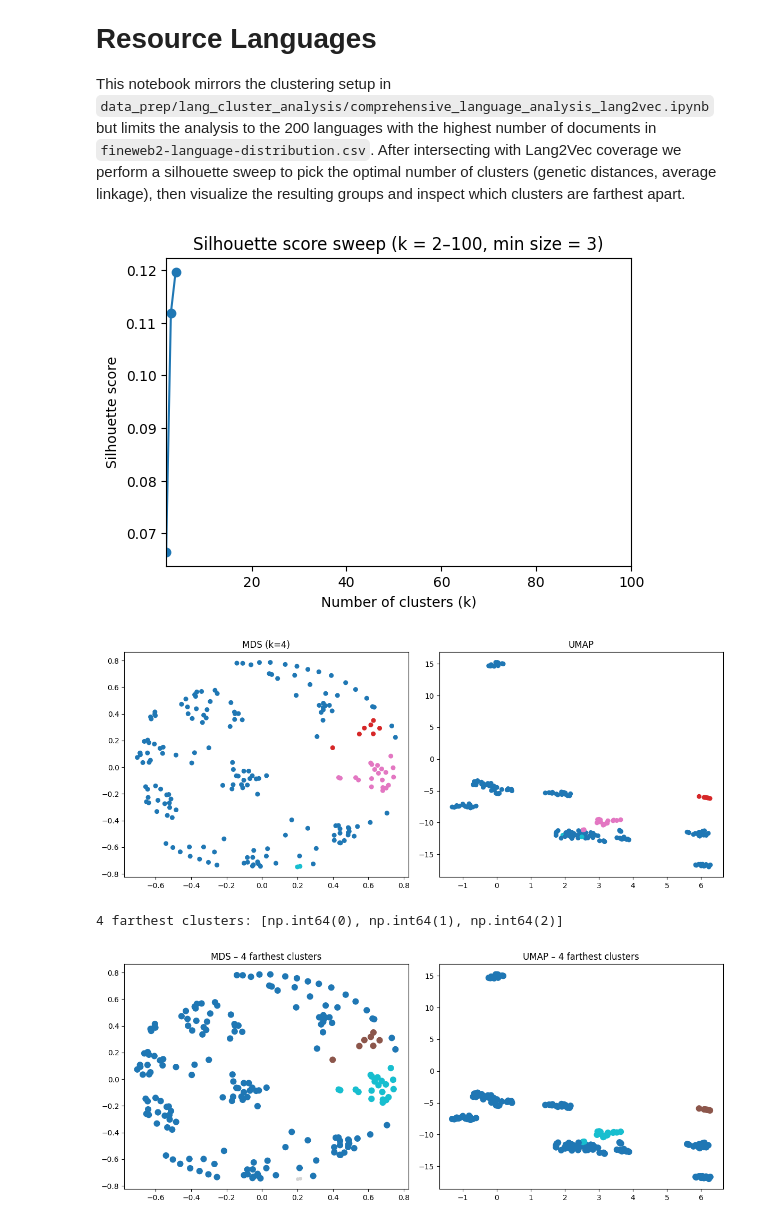
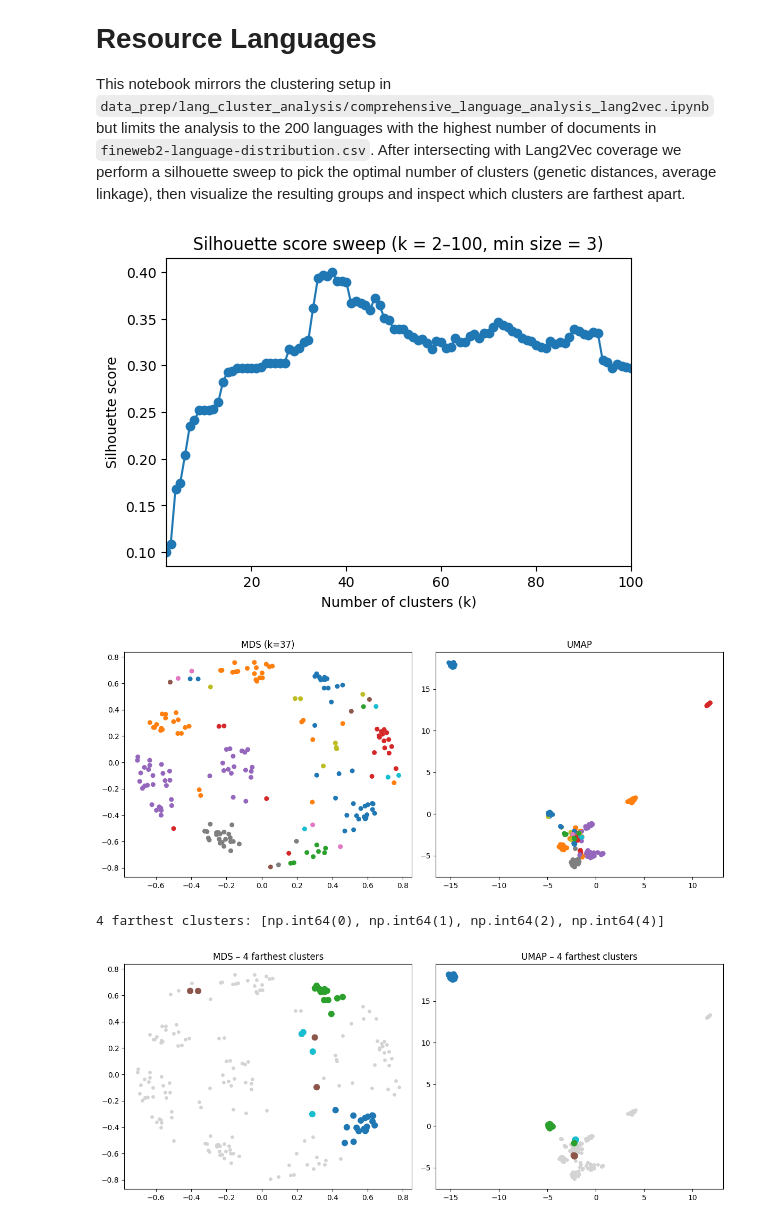
Before and after one commit to dice-group/HTYLLM-PG, a Jupyter notebook: approaches/CoLA/tools/two_stage_clustering/top200_lang2vec_four_clusters.ipynb, the cells around one changed output. Saved outputs shown, nothing was run; the diff lists cells and outputs as text; code cells hidden in the pictures.

```diff
--- a/approaches/CoLA/tools/two_stage_clustering/top200_lang2vec_four_clusters.ipynb
+++ b/approaches/CoLA/tools/two_stage_clustering/top200_lang2vec_four_clusters.ipynb
@@ -3,6 +3,7 @@
 
 This notebook mirrors the clustering setup in `data_prep/lang_cluster_analysis/comprehensive_language_analysis_lang2vec.ipynb` but limits the analysis to the 200 languages with the highest number of documents in `fineweb2-language-distribution.csv`. After intersecting with Lang2Vec coverage we perform a silhouette sweep to pick the optimal number of clusters (genetic distances, average linkage), then visualize the resulting groups and inspect which clusters are farthest apart.
 # %%
+
 import numpy as np, pandas as pd, matplotlib.pyplot as plt
 from sklearn.manifold import MDS
 from cluster_lang2vec_distances import auto_k, build_distance_matrix, cluster_with_k
@@ -12,6 +13,8 @@ import umap.umap_ as umap
 # Load + filter
 df = pd.read_csv("/home/ubuntu/dice_repos/HTYLLM-PG/approaches/CoLA/data_prep/base_data/fineweb2-language-distribution.csv")
 df = df[df.split == "train"]
+df = df[~df.subset.str.contains("_removed$", na=False)]
+
 
 top = (
     df.assign(documents=pd.to_numeric(df.documents, errors="coerce").fillna(0))
@@ -68,35 +71,35 @@ pairs = [
 top_clusters = []
 for a, b, _ in sorted(pairs, key=lambda x: x[2], reverse=True):
     for c in (a, b):
         if c not in top_clusters:
             top_clusters.append(c)
         if len(top_clusters) == 4:
             break
     if len(top_clusters) == 4:
         break
 
 print("4 farthest clusters:", top_clusters)
 
 # --- Highlight 4 farthest clusters: MDS + UMAP ---
 mask = np.isin(labels, top_clusters)
 
 fig, ax = plt.subplots(1, 2, figsize=(12, 5))
 
 ax[0].scatter(coords_mds[:, 0], coords_mds[:, 1], c="lightgray", s=15)
 ax[0].scatter(coords_mds[mask, 0], coords_mds[mask, 1],
               c=labels[mask], cmap="tab10", s=60)
 ax[0].set_title("MDS – 4 farthest clusters")
 
 ax[1].scatter(coords_umap[:, 0], coords_umap[:, 1], c="lightgray", s=15)
 ax[1].scatter(coords_umap[mask, 0], coords_umap[mask, 1],
               c=labels[mask], cmap="tab10", s=60)
 ax[1].set_title("UMAP – 4 farthest clusters")
 
 plt.tight_layout()
 plt.show()
 # %% [output]
-[figure, old version]
+[figure, new version]
-[figure, old version]
+[figure, new version]
-4 farthest clusters: [np.int64(0), np.int64(1), np.int64(2)]
+4 farthest clusters: [np.int64(0), np.int64(1), np.int64(2), np.int64(4)]
-[figure, old version]
+[figure, new version]
 # %%
```
Also changed, not shown: parts of 2 cells of this notebook, 1 other file.
